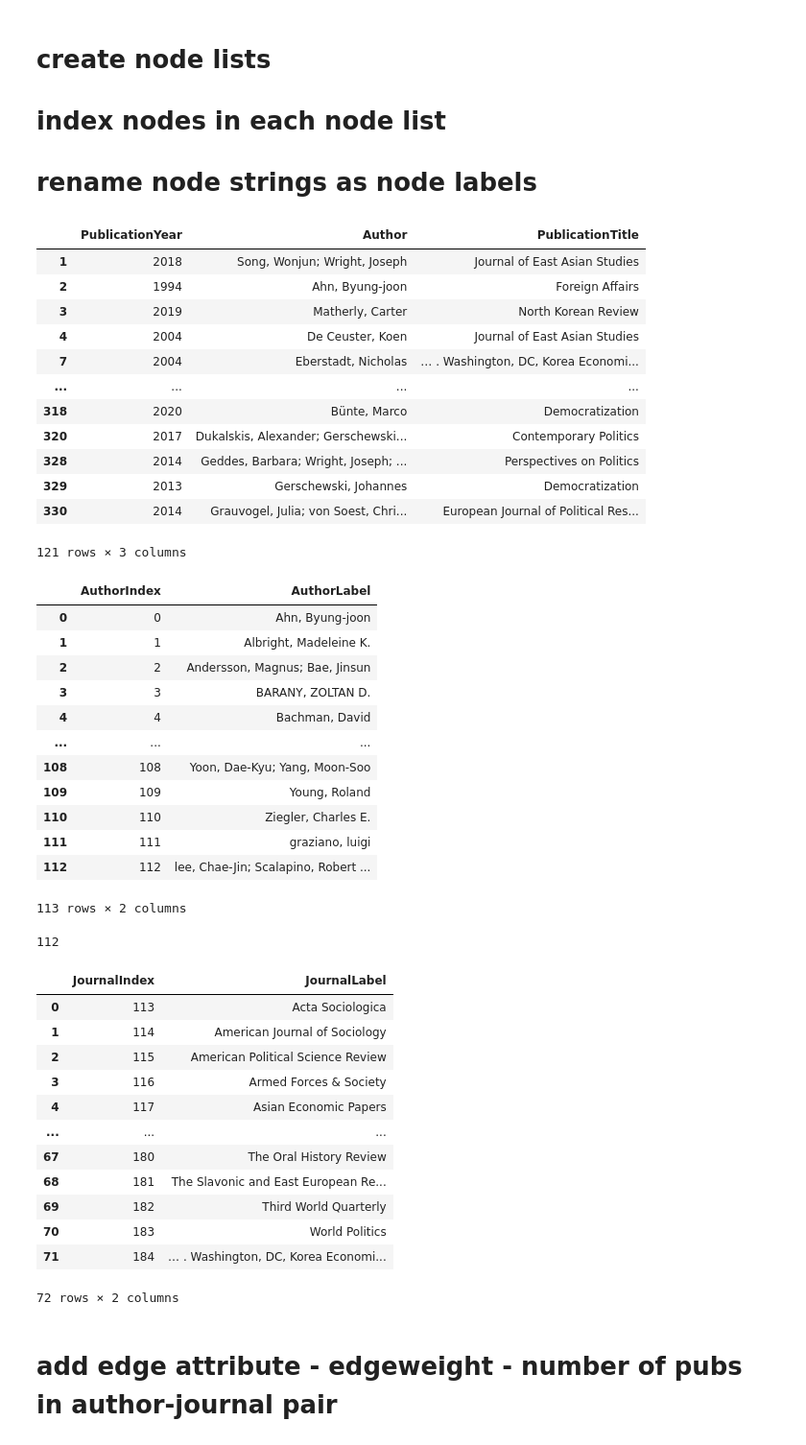
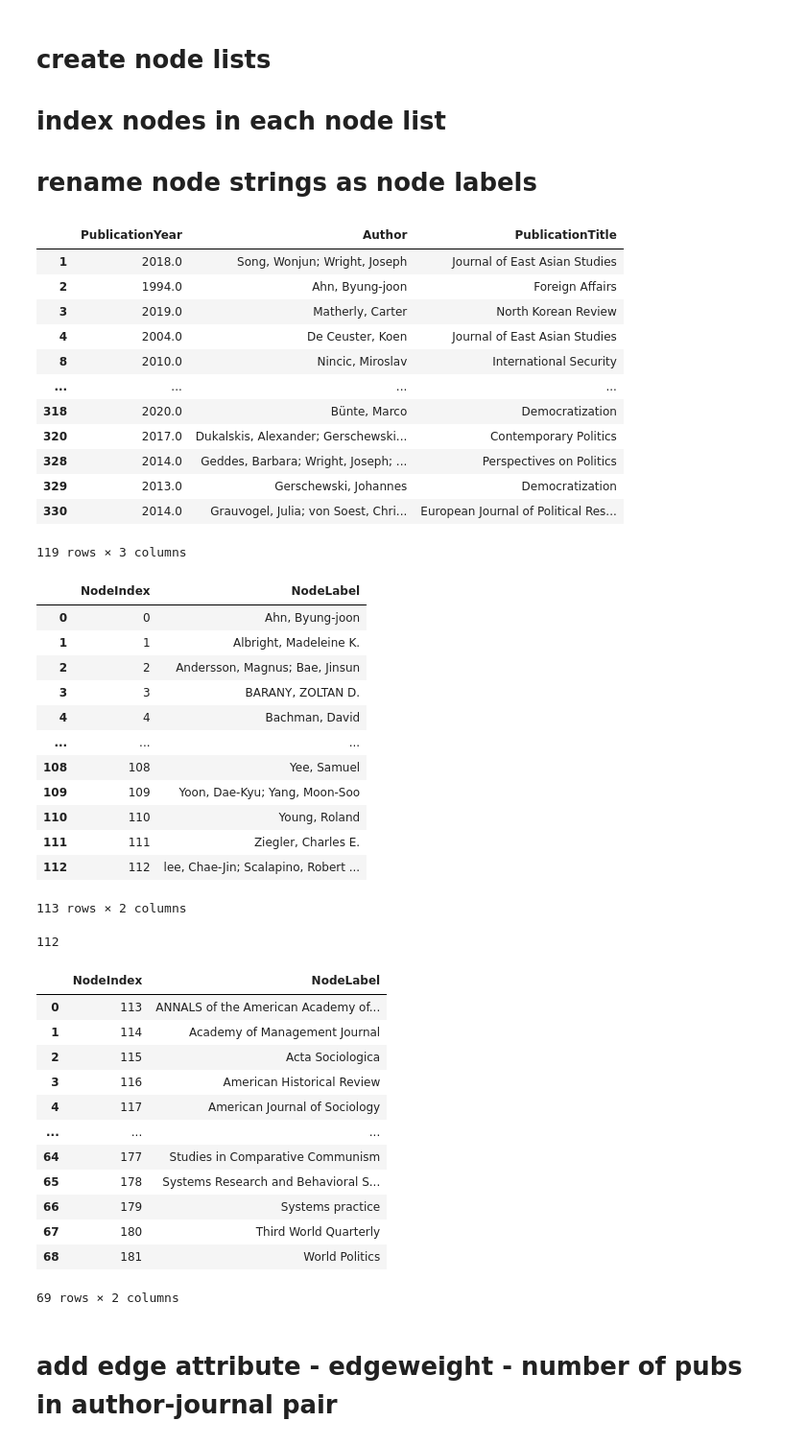
Before and after one commit to seouljake/lit-review-network, a Jupyter notebook: 3 script_python_create edgelist and nodelists/2_construct edgelist and nodelists.ipynb, the cells around one changed output. Shown: that part at 96% size. Cells and saved outputs as stored; diff of their text form; code cells hidden in the pictures.

```diff
--- a/3 script_python_create edgelist and nodelists/2_construct edgelist and nodelists.ipynb
+++ b/3 script_python_create edgelist and nodelists/2_construct edgelist and nodelists.ipynb
@@ -5,7 +5,7 @@ import pandas as pd
 # %% [markdown]
 # import .csv file of Zotero library
 # %%
-dat = pd.read_csv("../data_zotero/zotero_NKelites_csv.csv")
+dat = pd.read_csv("../0 data_zotero/zotero_NKelites_csv.csv")
 # %%
 # rename column names - remove spaces between words in each column label
 newcolumns = {item:item.replace(" ","") for item in dat.columns}
@@ -48,0 +33,3 @@ edgelist
+# %%
+# remove "The" from Publication Titles
+edgelist["PublicationTitle"] = edgelist["PublicationTitle"].str.replace("The ","")
@@ -94,35 +87,40 @@ len(edgelist.PublicationTitle.unique())
 edgelist
 # %% [output]
 |  | PublicationYear | Author | PublicationTitle |
-| 1 | 2018 | Song, Wonjun; Wright, Joseph | Journal of East Asian Studies |
-| 2 | 1994 | Ahn, Byung-joon | Foreign Affairs |
-| 3 | 2019 | Matherly, Carter | North Korean Review |
-| 4 | 2004 | De Ceuster, Koen | Journal of East Asian Studies |
-| 7 | 2004 | Eberstadt, Nicholas | … . Washington, DC, Korea Economi... |
+| 1 | 2018.0 | Song, Wonjun; Wright, Joseph | Journal of East Asian Studies |
+| 2 | 1994.0 | Ahn, Byung-joon | Foreign Affairs |
+| 3 | 2019.0 | Matherly, Carter | North Korean Review |
+| 4 | 2004.0 | De Ceuster, Koen | Journal of East Asian Studies |
+| 8 | 2010.0 | Nincic, Miroslav | International Security |
 | ... | ... | ... | ... |
-| 318 | 2020 | Bünte, Marco | Democratization |
-| 320 | 2017 | Dukalskis, Alexander; Gerschewski... | Contemporary Politics |
-| 328 | 2014 | Geddes, Barbara; Wright, Joseph; ... | Perspectives on Politics |
-| 329 | 2013 | Gerschewski, Johannes | Democratization |
-| 330 | 2014 | Grauvogel, Julia; von Soest, Chri... | European Journal of Political Res... |
+| 318 | 2020.0 | Bünte, Marco | Democratization |
+| 320 | 2017.0 | Dukalskis, Alexander; Gerschewski... | Contemporary Politics |
+| 328 | 2014.0 | Geddes, Barbara; Wright, Joseph; ... | Perspectives on Politics |
+| 329 | 2013.0 | Gerschewski, Johannes | Democratization |
+| 330 | 2014.0 | Grauvogel, Julia; von Soest, Chri... | European Journal of Political Res... |
-121 rows × 3 columns
+119 rows × 3 columns
 # %%
 authors = edgelist.Author.drop_duplicates().to_frame().sort_values("Author").reset_index().reset_index()
 authors = authors.drop(columns="index")
-authors = authors.rename(columns={"level_0":"AuthorIndex","Author":"AuthorLabel"})
+authors = authors.rename(columns={"level_0":"NodeIndex","Author":"NodeLabel"})
 authors
 # %% [output]
-|  | AuthorIndex | AuthorLabel |
+|  | NodeIndex | NodeLabel |
 | 0 | 0 | Ahn, Byung-joon |
 | 1 | 1 | Albright, Madeleine K. |
 | 2 | 2 | Andersson, Magnus; Bae, Jinsun |
 | 3 | 3 | BARANY, ZOLTAN D. |
 | 4 | 4 | Bachman, David |
 | ... | ... | ... |
-| 108 | 108 | Yoon, Dae-Kyu; Yang, Moon-Soo |
-| 109 | 109 | Young, Roland |
-| 110 | 110 | Ziegler, Charles E. |
-| 111 | 111 | graziano, luigi |
+| 108 | 108 | Yee, Samuel |
+| 109 | 109 | Yoon, Dae-Kyu; Yang, Moon-Soo |
+| 110 | 110 | Young, Roland |
+| 111 | 111 | Ziegler, Charles E. |
 | 112 | 112 | lee, Chae-Jin; Scalapino, Robert ... |
 113 rows × 2 columns
+# %%
+authors["NodeType"]="Author"
+authors["NodeShape"]="Circle"
+authors["NodeSize"]=1
+authors["NodeColor"]="Light Blue"
 # %%
@@ -132,20 +130,20 @@ max(authors["AuthorIndex"])
 # %%
 journals = edgelist.PublicationTitle.drop_duplicates().to_frame().sort_values("PublicationTitle").reset_index().reset_index()
 journals = journals.drop(columns="index")
-journals["level_0"] = journals["level_0"]+max(authors["AuthorIndex"])+1
-journals = journals.rename(columns={"level_0":"JournalIndex","PublicationTitle":"JournalLabel"})
+journals["level_0"] = journals["level_0"]+max(authors["NodeIndex"])+1
+journals = journals.rename(columns={"level_0":"NodeIndex","PublicationTitle":"NodeLabel"})
 journals
 # %% [output]
-|  | JournalIndex | JournalLabel |
-| 0 | 113 | Acta Sociologica |
-| 1 | 114 | American Journal of Sociology |
-| 2 | 115 | American Political Science Review |
-| 3 | 116 | Armed Forces & Society |
-| 4 | 117 | Asian Economic Papers |
+|  | NodeIndex | NodeLabel |
+| 0 | 113 | ANNALS of the American Academy of... |
+| 1 | 114 | Academy of Management Journal |
+| 2 | 115 | Acta Sociologica |
+| 3 | 116 | American Historical Review |
+| 4 | 117 | American Journal of Sociology |
 | ... | ... | ... |
-| 67 | 180 | The Oral History Review |
-| 68 | 181 | The Slavonic and East European Re... |
-| 69 | 182 | Third World Quarterly |
-| 70 | 183 | World Politics |
-| 71 | 184 | … . Washington, DC, Korea Economi... |
+| 64 | 177 | Studies in Comparative Communism |
+| 65 | 178 | Systems Research and Behavioral S... |
+| 66 | 179 | Systems practice |
+| 67 | 180 | Third World Quarterly |
+| 68 | 181 | World Politics |
-72 rows × 2 columns
+69 rows × 2 columns
```
Also changed, not shown: parts of 34 cells of this notebook, 10 other files.
